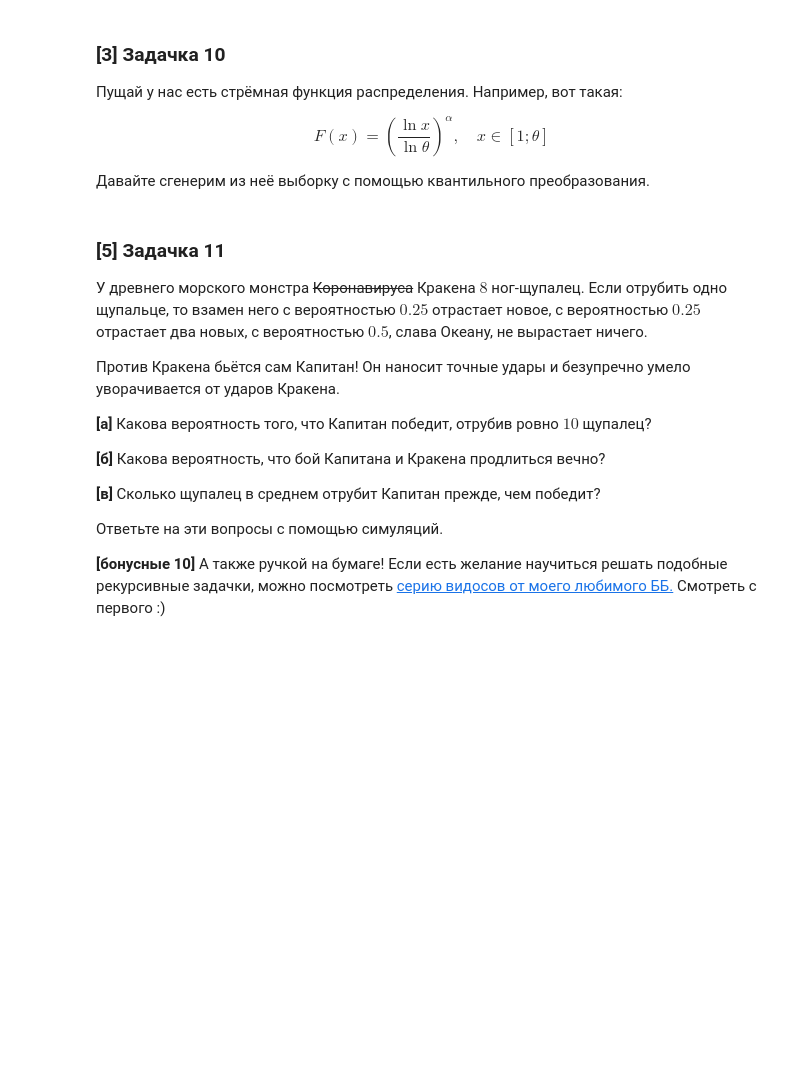
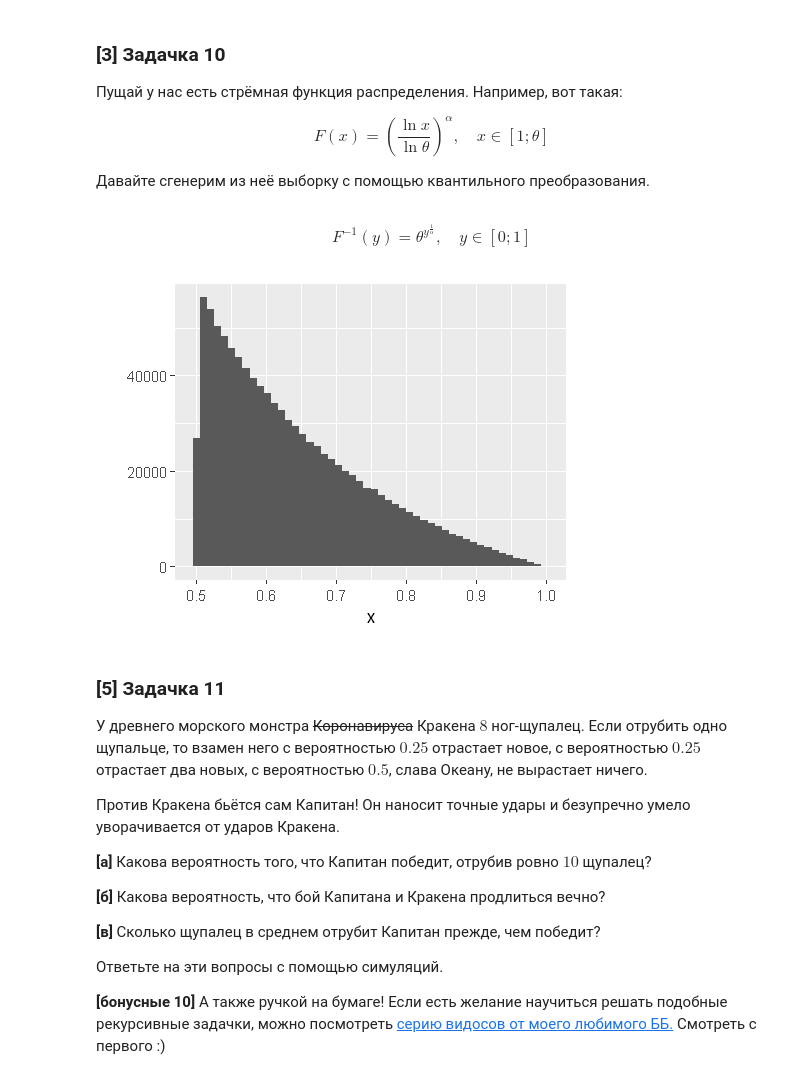
Before and after one commit to Migisen/r_homeworks, a Jupyter notebook: hw1/HW1.ipynb, the cells around one changed output. Drawn from its saved outputs; the diff is of its cells as text; code cells hidden in the pictures; blank space fills up the shorter version.

```diff
--- a/hw1/HW1.ipynb
+++ b/hw1/HW1.ipynb
@@ -595,3 +1131,17 @@ $$
+# %% [markdown]
+$$
+F^{-1}(y) =  \theta^{{y}^{\frac{1}{\alpha}}},  \quad y \in [0; 1]
+$$
+# %%
+# Выберем значения параметров
+phi <- 0.5
+alpha <- 2
+
+y <- runif(10^6)
+x <- phi^(y^(1/alpha))
+qplot(x, bins=50)
+# %% [output]
+[figure, added]
 # %% [markdown]
 ### [5]  Задачка 11
 
```
Also changed, not shown: parts of 50 cells of this notebook.
